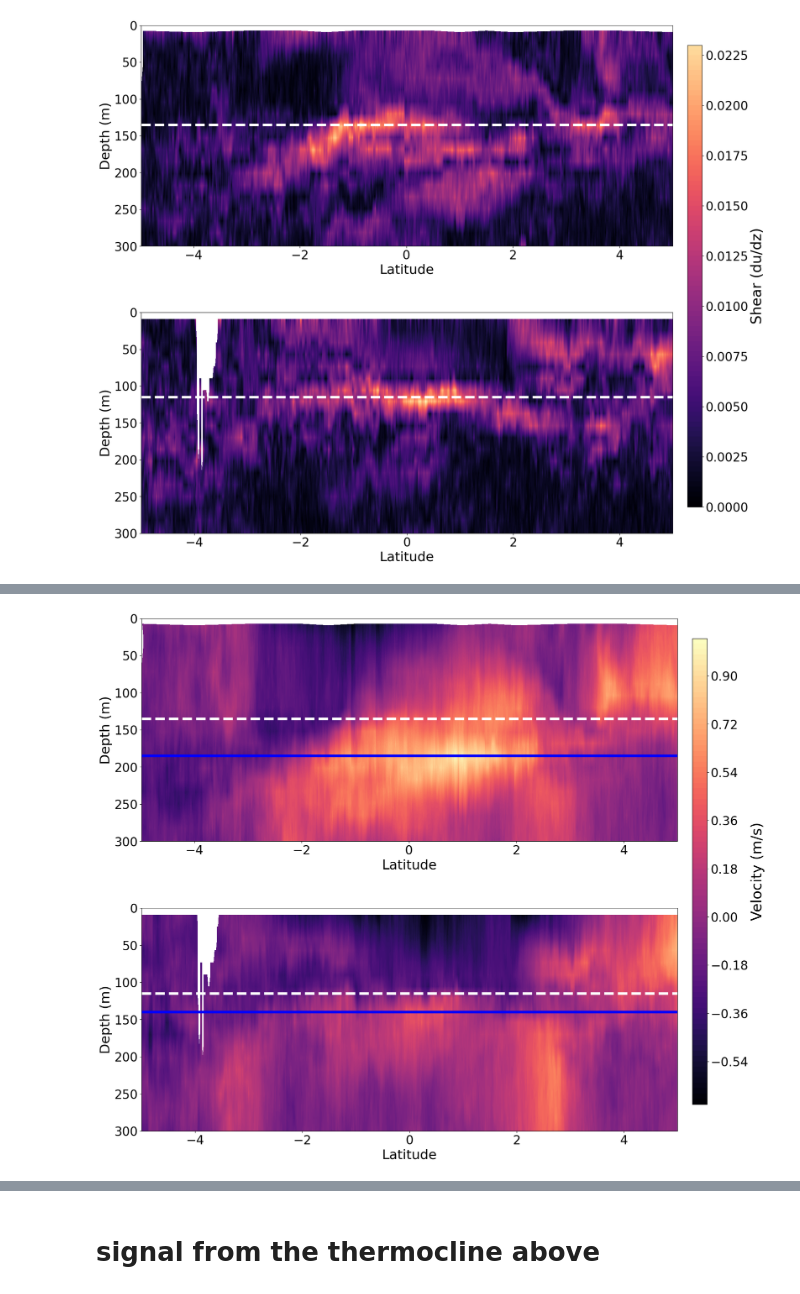
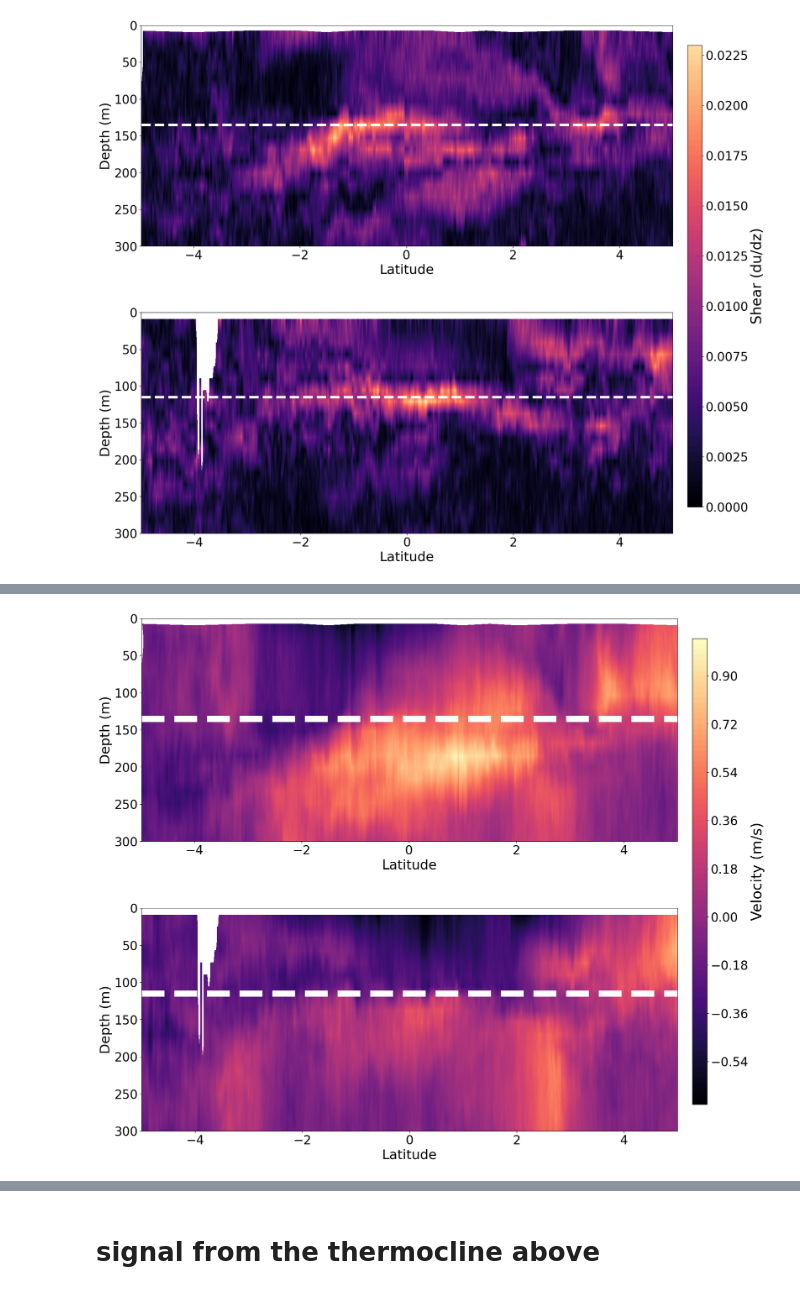
Before and after one commit to GHOpenonic/equatorial-pacific-turbulent-mixing, a Jupyter notebook: analysis_and_data/figures.ipynb, the cells around one changed output, grey strips where cells are left out. Saved outputs shown, nothing was run; the diff lists cells and outputs as text; code cells hidden in the pictures.

```diff
--- a/analysis_and_data/figures.ipynb
+++ b/analysis_and_data/figures.ipynb
@@ -273,36 +295,38 @@ P_binned_2023
 # %%
 # Create a grid of subplots
 fig, (ax1, ax2) = plt.subplots(2, 1, figsize=(20, 18))
 max_value = max(np.nanmax(u_2023.values), np.nanmax(u_2024.values))
 min_value = min(np.nanmin(u_2023.values), np.nanmin(u_2024.values))
 
 # 2023 zonal velocity
 contour1 = ax1.contourf(lat_binned_2023, P_binned_2023, u_2023, levels=100, cmap='magma', vmax=max_value, vmin = min_value)
-ax1.axhline(y=185, color='blue', linewidth = 5)
-ax1.axhline(y=135, color='white', linestyle='--', linewidth = 5)
+#ax1.axhline(y=185, color='white', linewidth = 5)
+ax1.axhline(y=135, color='white', linestyle='--', linewidth = 12)
+#ax1.axhline(y=75, color='white', linewidth = 5)
 ax1.set_xlabel('Latitude')
 ax1.set_ylabel('Depth (m)')
 #ax1.set_title('2023 Zonal Velocity 180 degrees')
 ax1.set_ylim(0, 300)
 ax1.invert_yaxis()
 
 # 2024 zonal velocity
 contour2 = ax2.contourf(lat_binned_2024, P_binned_2024, u_2024, levels=100, cmap='magma', vmax=max_value, vmin = min_value)
-ax2.axhline(y=140, color='blue', linewidth = 5)
-ax2.axhline(y=115, color='white', linestyle='--', linewidth = 5)
+#ax2.axhline(y=140, color='white', linewidth = 5)
+ax2.axhline(y=115, color='white', linestyle='--', linewidth = 12)
+#ax2.axhline(y=75, color='white', linewidth = 5)
 ax2.set_xlabel('Latitude')
 ax2.set_ylabel('Depth (m)')
 #ax2.set_title('2024 Zonal Velocity 167 degrees West')
 ax2.set_ylim(0, 300)
 ax2.invert_yaxis()
 
 # Adjust the layout to include a common colorbar on the right side
 plt.subplots_adjust(right=0.85, hspace=0.3)
 cbar_ax = fig.add_axes([0.87, 0.15, 0.02, 0.7])
 colorbar = plt.colorbar(contour1, cax=cbar_ax)
 colorbar.set_label('Velocity (m/s)', fontsize=20+8)
 plt.savefig('Zonal Velocity.png', dpi=300, bbox_inches='tight')
 plt.show()
 # %% [output]
-[figure, old version]
+[figure, new version]
 # %%
```
Also changed, not shown: parts of 18 cells of this notebook, 4 other files.
